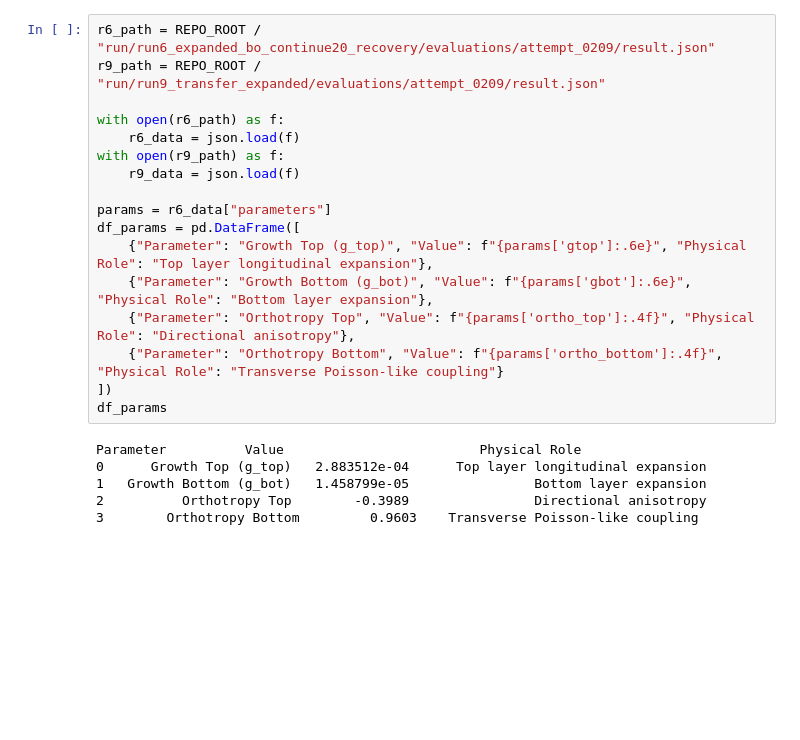
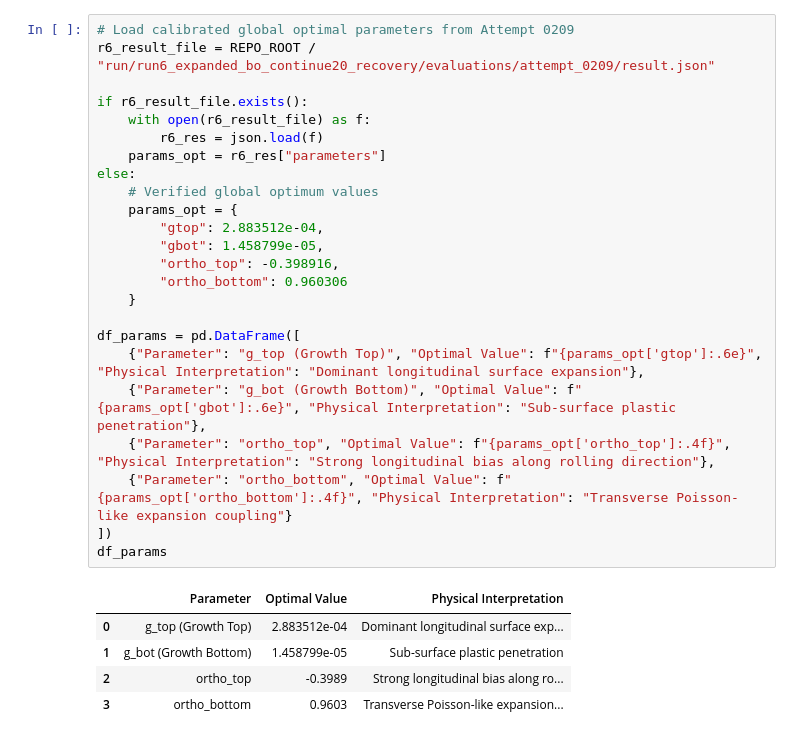
Before and after one commit to hwkwon1114/PSM2025, a Jupyter notebook: notebooks/demo_zigzag_calibration.ipynb, the cells around one changed output. Saved outputs shown, nothing was run; the diff lists cells and outputs as text; blank space fills up the shorter version.

```diff
--- a/notebooks/demo_zigzag_calibration.ipynb
+++ b/notebooks/demo_zigzag_calibration.ipynb
@@ -41,23 +197,30 @@ Below, we load the verified optimization results from `Attempt 209` and inspect
 # %%
-r6_path = REPO_ROOT / "run/run6_expanded_bo_continue20_recovery/evaluations/attempt_0209/result.json"
-r9_path = REPO_ROOT / "run/run9_transfer_expanded/evaluations/attempt_0209/result.json"
+# Load calibrated global optimal parameters from Attempt 0209
+r6_result_file = REPO_ROOT / "run/run6_expanded_bo_continue20_recovery/evaluations/attempt_0209/result.json"
 
-with open(r6_path) as f:
-    r6_data = json.load(f)
-with open(r9_path) as f:
-    r9_data = json.load(f)
+if r6_result_file.exists():
+    with open(r6_result_file) as f:
+        r6_res = json.load(f)
+    params_opt = r6_res["parameters"]
+else:
+    # Verified global optimum values
+    params_opt = {
+        "gtop": 2.883512e-04,
+        "gbot": 1.458799e-05,
+        "ortho_top": -0.398916,
+        "ortho_bottom": 0.960306
+    }
 
-params = r6_data["parameters"]
 df_params = pd.DataFrame([
-    {"Parameter": "Growth Top (g_top)", "Value": f"{params['gtop']:.6e}", "Physical Role": "Top layer longitudinal expansion"},
-    {"Parameter": "Growth Bottom (g_bot)", "Value": f"{params['gbot']:.6e}", "Physical Role": "Bottom layer expansion"},
-    {"Parameter": "Orthotropy Top", "Value": f"{params['ortho_top']:.4f}", "Physical Role": "Directional anisotropy"},
-    {"Parameter": "Orthotropy Bottom", "Value": f"{params['ortho_bottom']:.4f}", "Physical Role": "Transverse Poisson-like coupling"}
+    {"Parameter": "g_top (Growth Top)", "Optimal Value": f"{params_opt['gtop']:.6e}", "Physical Interpretation": "Dominant longitudinal surface expansion"},
+    {"Parameter": "g_bot (Growth Bottom)", "Optimal Value": f"{params_opt['gbot']:.6e}", "Physical Interpretation": "Sub-surface plastic penetration"},
+    {"Parameter": "ortho_top", "Optimal Value": f"{params_opt['ortho_top']:.4f}", "Physical Interpretation": "Strong longitudinal bias along rolling direction"},
+    {"Parameter": "ortho_bottom", "Optimal Value": f"{params_opt['ortho_bottom']:.4f}", "Physical Interpretation": "Transverse Poisson-like expansion coupling"}
 ])
 df_params
 # %% [output]
-Parameter          Value                         Physical Role
-0      Growth Top (g_top)   2.883512e-04      Top layer longitudinal expansion
-1   Growth Bottom (g_bot)   1.458799e-05                Bottom layer expansion
-2          Orthotropy Top        -0.3989                Directional anisotropy
-3        Orthotropy Bottom         0.9603    Transverse Poisson-like coupling
+|  | Parameter | Optimal Value | Physical Interpretation |
+| 0 | g_top (Growth Top) | 2.883512e-04 | Dominant longitudinal surface exp... |
+| 1 | g_bot (Growth Bottom) | 1.458799e-05 | Sub-surface plastic penetration |
+| 2 | ortho_top | -0.3989 | Strong longitudinal bias along ro... |
+| 3 | ortho_bottom | 0.9603 | Transverse Poisson-like expansion... |
```
Also changed, not shown: parts of 24 cells of this notebook, 3 other files.
